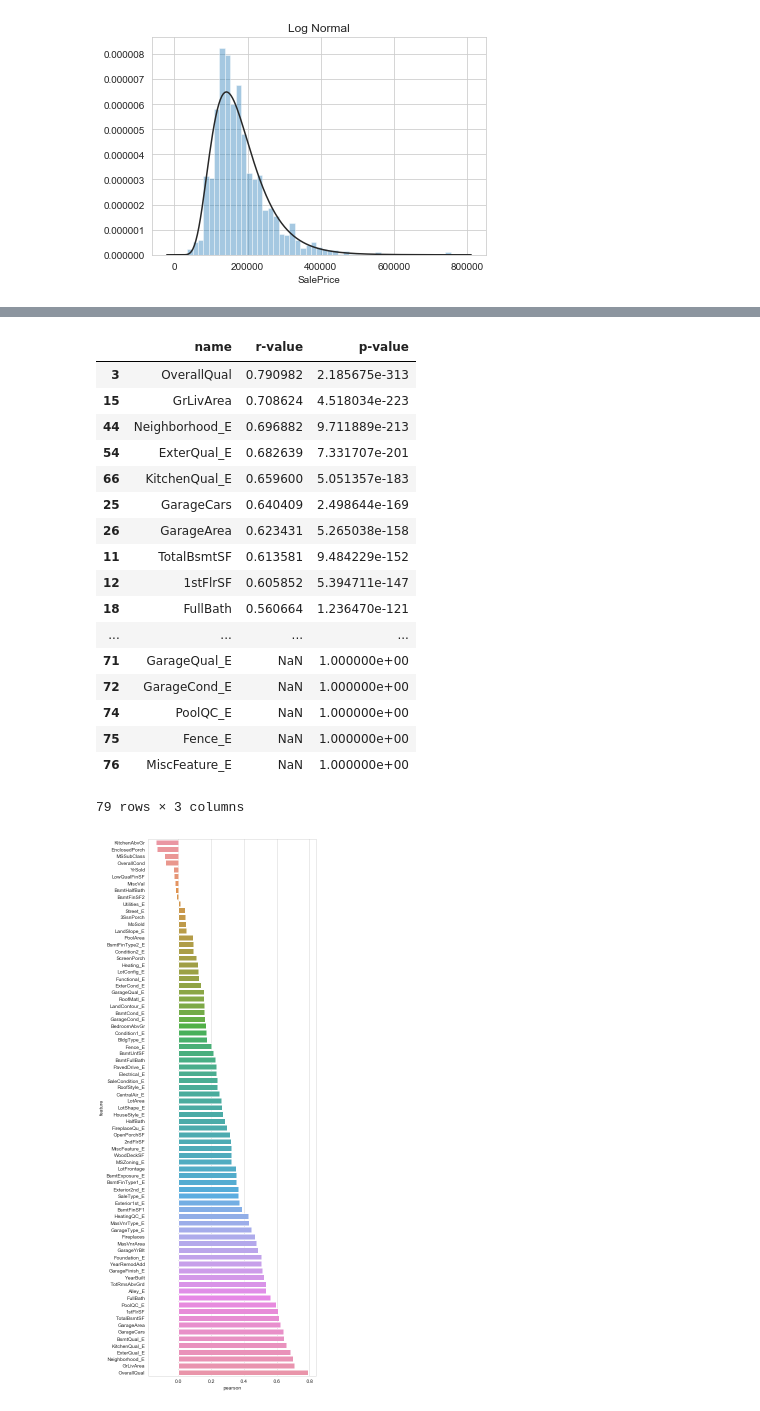
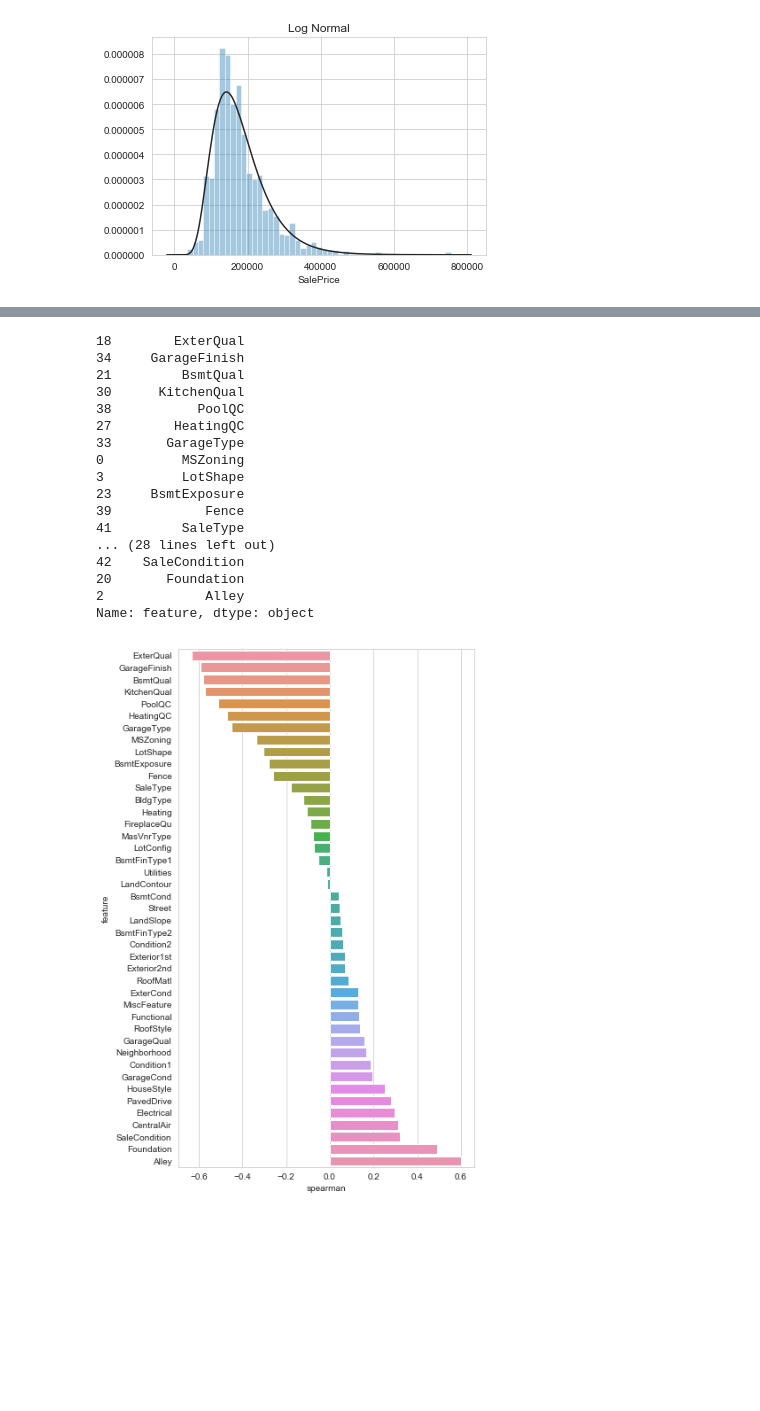
Before and after one commit to foreverloop/house-regress-k, a Jupyter notebook: HouseRegSub.ipynb, the cells around one changed output, grey strips where cells are left out. Drawn from its saved outputs; the diff is of its cells as text; code cells hidden in the pictures; blank space fills up the shorter version.

Commit message:
start bucketing data

```diff
--- a/HouseRegSub.ipynb
+++ b/HouseRegSub.ipynb
@@ -250,53 +134,21 @@ print(np.sum(pca.explained_variance_ratio_))
-# %%
-#Analysis only
-
-#only select the int or float columns
-#int_cols = [cname for cname in df_train.columns if df_train[cname].dtype in ['int64']]
-#float_cols = [cname for cname in df_train.columns if df_train[cname].dtype in ['float64']]
-
-def pearcorr(frame, features):
-    spr = pd.DataFrame()
-    spr['feature'] = features
-    spr['pearson'] = [frame[f].corr(frame['SalePrice'], 'pearson') for f in features]
-    spr = spr.sort_values('pearson')
-    plt.figure(figsize=(6, 0.25*len(features)))
-    sns.barplot(data=spr, y='feature', x='pearson', orient='h')
-
-features = quantitative + qual_encoded
-pearcorr(df_train,features)
-
-#here is another way and storing of values of pearsons correlation
-sale_values = df_train['SalePrice']
-prim_corr = pd.DataFrame(columns=['name', 'r-value', 'p-value'])
-
-for idx,val in enumerate(features):
-    p_reg = pearsonr(df_train[val],sale_values)
-    prim_corr.loc[idx] = [val,*p_reg]
-
-prim_corr = prim_corr.sort_values(by='r-value',ascending=False)
-prim_corr
-
-#taken out for now, linear regression...too expensive for now
-#for idx,val in enumerate(features):
-    #int_regression = linregress(df_train[val],sale_values)
-    #prim_corr.loc[idx] = [val,int_regression.rvalue,int_regression.pvalue]
-# %% [output]
-|  | name | r-value | p-value |
-| 3 | OverallQual | 0.790982 | 2.185675e-313 |
-| 15 | GrLivArea | 0.708624 | 4.518034e-223 |
-| 44 | Neighborhood_E | 0.696882 | 9.711889e-213 |
-| 54 | ExterQual_E | 0.682639 | 7.331707e-201 |
-| 66 | KitchenQual_E | 0.659600 | 5.051357e-183 |
-| 25 | GarageCars | 0.640409 | 2.498644e-169 |
-| 26 | GarageArea | 0.623431 | 5.265038e-158 |
-| 11 | TotalBsmtSF | 0.613581 | 9.484229e-152 |
-| 12 | 1stFlrSF | 0.605852 | 5.394711e-147 |
-| 18 | FullBath | 0.560664 | 1.236470e-121 |
-| ... | ... | ... | ... |
-| 71 | GarageQual_E | NaN | 1.000000e+00 |
-| 72 | GarageCond_E | NaN | 1.000000e+00 |
-| 74 | PoolQC_E | NaN | 1.000000e+00 |
-| 75 | Fence_E | NaN | 1.000000e+00 |
-| 76 | MiscFeature_E | NaN | 1.000000e+00 |
-79 rows × 3 columns
-[figure, removed]
+# %%
+spearman(df_train,qualitative)
+# %% [output]
+18        ExterQual
+34     GarageFinish
+21         BsmtQual
+30      KitchenQual
+38           PoolQC
+27        HeatingQC
+33       GarageType
+0          MSZoning
+3          LotShape
+23     BsmtExposure
+39            Fence
+41         SaleType
+... (28 lines left out)
+42    SaleCondition
+20       Foundation
+2             Alley
+Name: feature, dtype: object
+[figure, added]
```
Also changed, not shown: parts of 21 cells of this notebook.
